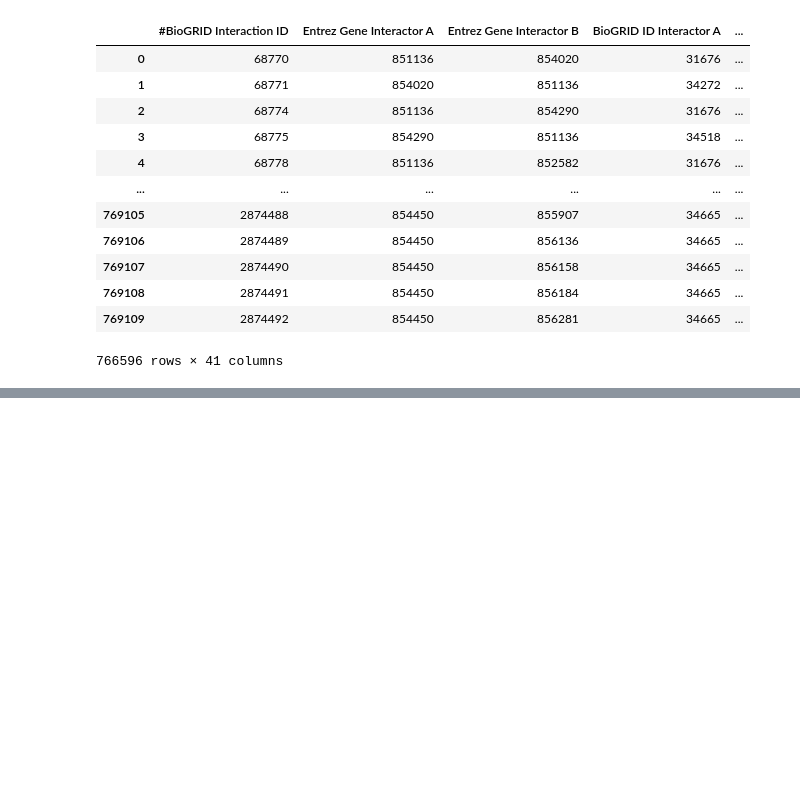
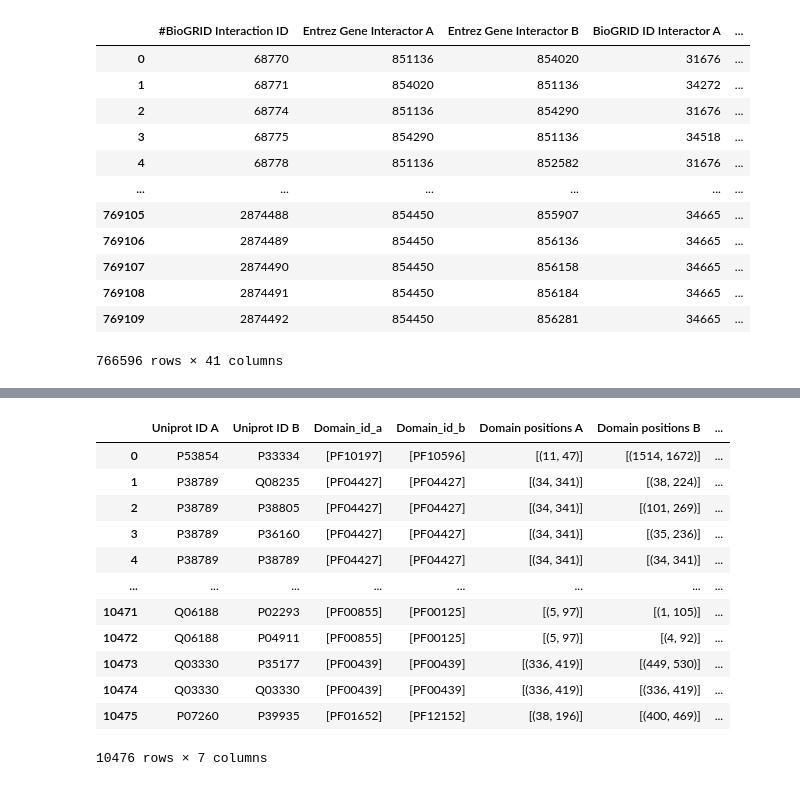
Before and after one commit to jrgreen7/PIPE, a Jupyter notebook: Deep-PIPE-Sites/eda_william.ipynb, the cells around one changed output, grey strips where cells are left out. Saved outputs shown, nothing was run; the diff lists cells and outputs as text; code cells hidden in the pictures; blank space fills up the shorter version.

```diff
--- a/Deep-PIPE-Sites/eda_william.ipynb
+++ b/Deep-PIPE-Sites/eda_william.ipynb
@@ -662,0 +632,27 @@ site_masks[0].sum()
+# %%
+# Turn back into pandas dataframe
+masks_domainsOnly = pd.DataFrame({'Uniprot ID A': Uniprot_id_A,
+                                            'Uniprot ID B': Uniprot_id_B,
+                                            'Domain_id_a': domain_pfam_a,
+                                            'Domain_id_b': domain_pfam_b,
+                                            'Domain positions A': positions_a,
+                                            'Domain positions B': positions_b,
+                                            'Sites Masks': site_masks})
+# drop all masks for proteins we could not find/area was > 50%
+masks_domainsOnly.dropna(inplace=True)
+masks_domainsOnly.reset_index(drop=True, inplace=True)
+masks_domainsOnly
+# %% [output]
+|  | Uniprot ID A | Uniprot ID B | Domain_id_a | Domain_id_b | Domain positions A | Domain positions B | ... |
+| 0 | P53854 | P33334 | [PF10197] | [PF10596] | [(11, 47)] | [(1514, 1672)] | ... |
+| 1 | P38789 | Q08235 | [PF04427] | [PF04427] | [(34, 341)] | [(38, 224)] | ... |
+| 2 | P38789 | P38805 | [PF04427] | [PF04427] | [(34, 341)] | [(101, 269)] | ... |
+| 3 | P38789 | P36160 | [PF04427] | [PF04427] | [(34, 341)] | [(35, 236)] | ... |
+| 4 | P38789 | P38789 | [PF04427] | [PF04427] | [(34, 341)] | [(34, 341)] | ... |
+| ... | ... | ... | ... | ... | ... | ... | ... |
+| 10471 | Q06188 | P02293 | [PF00855] | [PF00125] | [(5, 97)] | [(1, 105)] | ... |
+| 10472 | Q06188 | P04911 | [PF00855] | [PF00125] | [(5, 97)] | [(4, 92)] | ... |
+| 10473 | Q03330 | P35177 | [PF00439] | [PF00439] | [(336, 419)] | [(449, 530)] | ... |
+| 10474 | Q03330 | Q03330 | [PF00439] | [PF00439] | [(336, 419)] | [(336, 419)] | ... |
+| 10475 | P07260 | P39935 | [PF01652] | [PF12152] | [(38, 196)] | [(400, 469)] | ... |
+10476 rows × 7 columns
```
Also changed, not shown: parts of 50 cells of this notebook.
